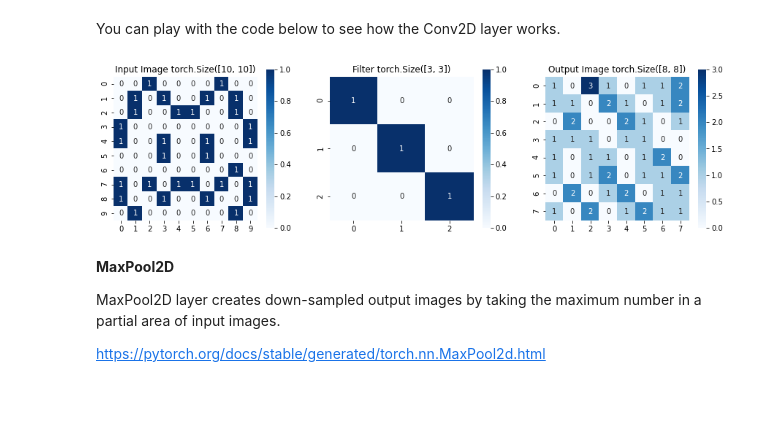
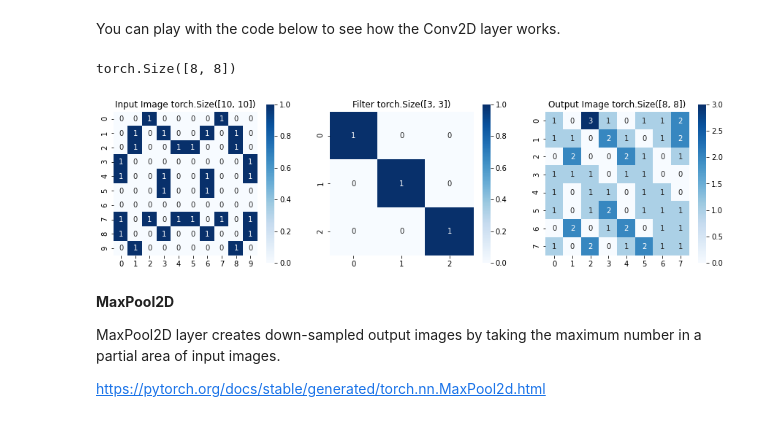
Before and after one commit to naoya1110/nitkc-ncku-ai-robotics, a Jupyter notebook: Week03_Convolutional_Neural_Network_with_CIFAR10_Dataset.ipynb, the cells around one changed output. Cells and saved outputs as stored; diff of their text form; code cells hidden in the pictures.

```diff
--- a/Week03_Convolutional_Neural_Network_with_CIFAR10_Dataset.ipynb
+++ b/Week03_Convolutional_Neural_Network_with_CIFAR10_Dataset.ipynb
@@ -248,7 +255,7 @@ https://pytorch.org/docs/stable/generated/torch.nn.Conv2d.html
 You can play with the code below to see how the Conv2D layer works.
 # %%
 # input image --- do not change
-input_img = torch.tensor([0,0,1,0,0,0,0,1,0,0,0,1,0,1,0,0,1,0,1,0,0,1,0,0,1,1,0,0,1,0,1,0,0,0,0,0,0,0,0,1,1,0,0,1,0,0,1,0,0,1,0,0,0,1,0,0,1,0,0,0,0,0,0,0,0,0,0,0,1,0,1,0,1,0,1,1,0,1,0,1,1,0,0,1,0,0,1,0,0,1,0,1,0,0,0,0,0,0,1,0], dtype=torch.float32)
+input_img = torch.tensor([0,0,1,0,0,0,0,1,0,0,0,1,0,1,0,0,1,0,1,0,0,1,0,0,1,1,0,0,1,0,1,0,0,0,0,0,0,0,0,1,1,0,0,1,0,0,1,0,0,1,0,0,0,1,0,0,1,0,0,0,0,0,0,0,0,0,0,0,0,0,1,0,1,0,1,1,0,1,0,1,1,0,0,1,0,0,1,0,0,1,0,1,0,0,0,0,0,0,1,0], dtype=torch.float32)
 input_img = input_img.view(10,10)
 h, w = input_img.shape
 
@@ -266,34 +273,36 @@ filter = torch.tensor([[1, 0, 0],
                                [0, 1, 0],
                                [0, 0, 1]], dtype=torch.float32)
 
 # create an empty output image
 output_img = torch.zeros((h-2, h-2), dtype=torch.float32)
+print(output_img.shape)
 
 # do convolution
 for i in range(h-2):
     for j in range(w-2):
         patch_img = input_img[i:i+3, j:j+3]
         conv = torch.sum(patch_img*filter)
         output_img[i,j]=conv
 
 # Visualize input image, filter and output image
 plt.figure(figsize=(15,4))
 
 plt.subplot(1,3,1)
 sns.heatmap(input_img, annot=True, square=True, cmap="Blues")
 plt.title(f"Input Image {input_img.shape}")
 
 plt.subplot(1,3,2)
 sns.heatmap(filter, annot=True, square=True, cmap="Blues")
 plt.title(f"Filter {filter.shape}")
 
 plt.subplot(1,3,3)
 sns.heatmap(output_img, annot=True, square=True, cmap="Blues")
 plt.title(f"Output Image {output_img.shape}")
 
 conv_img = output_img
 # %% [output]
+torch.Size([8, 8])
-[figure, old version]
+[figure, new version]
 # %% [markdown]
 **MaxPool2D**
 
```
Also changed, not shown: parts of 21 cells of this notebook.
